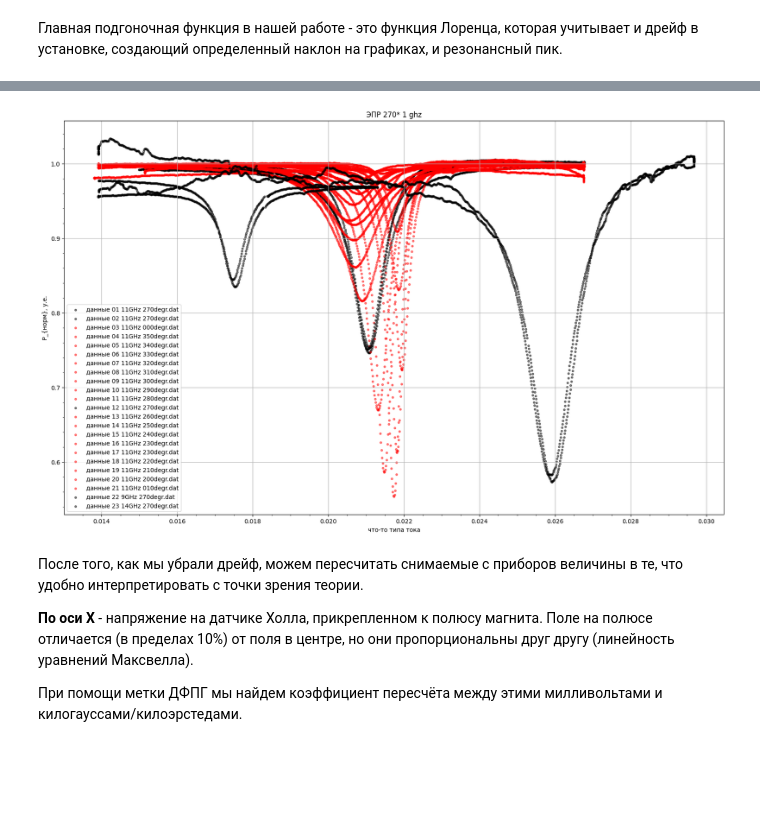
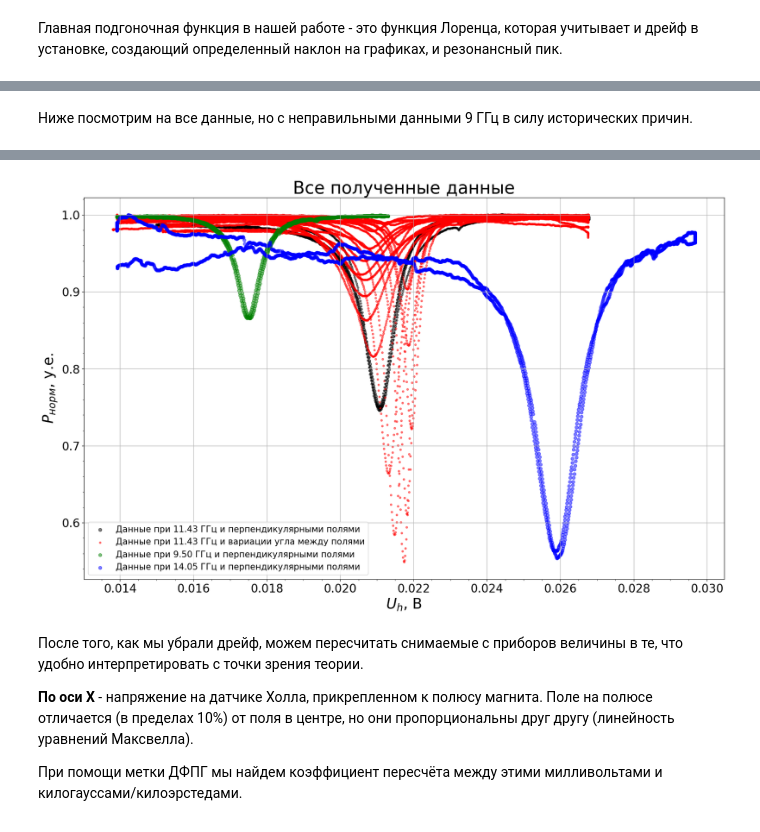
Before and after one commit to golenn/-, a Jupyter notebook: plot.ipynb, the cells around one changed output, grey strips where cells are left out. Cells and saved outputs as stored; diff of their text form; code cells hidden in the pictures; blank space fills up the shorter version.

Commit message:
законченная обработка, за исключением наличия некоторого количества мертвого кода и рассчета g-фактора

```diff
--- a/plot.ipynb
+++ b/plot.ipynb
@@ -41,16 +150,20 @@ def drift_off(x_values, y_values, ampl, slope):
+# %% [markdown]
+Ниже посмотрим на все данные, но с неправильными данными 9 ГГц в силу исторических причин.
 # %%
 # Объявление путей директорий с файлами
 input_folder = '/home/golenn/EPR/data/'
-output_folder = '/home/golenn/EPR/data_driftless/'
+output_folder = '/home/golenn/EPR/data_driftless_normalised/'
 #os.makedirs(output_folder, exist_ok=True)
 
 plt.figure(figsize=(20, 12))
-plt.title('ЭПР 270* 1 ghz')
-plt.ylabel(r'P_{норм}, у.е.')
-plt.xlabel(r'что-то типа тока')
+plt.title('Все полученные данные', fontsize=30)
+plt.ylabel(r'$P_{норм}$, у.е.', fontsize=25)
+plt.xlabel(r'$U_h$, В', fontsize=25)
+
 
 my_color = ['blue', 'red', 'green']
-flag = 0
+clr = ''
+
 files = os.listdir(input_folder)
 files.sort()
 print(files)
@@ -66,6 +179,14 @@ for file_name in files:
     y_data = df["Y_channel"].values
 
     # В наших данных нет пропущенных ячеек, поэтому лишний код на проверку этого не пишем
+    if '22 ' in file_name:
+        print(f'\n aoaoaooaoaao \n {output_file_path} \n aoaoaoaoaoao \n')
+        data = pd.read_csv('/home/golenn/EPR/data_driftless_normalised/driftless 22 9GHz 270degr.dat', skiprows=3, sep=' ')
+        data.columns = ["X_channel", "Y_channel", "II_channel", "timestamp"]
+        x_data_9ghz = data["X_channel"].values
+        y_data_9ghz = data["Y_channel"].values
+        plt.scatter(x_data_9ghz, y_data_9ghz, color='green', label=f'Данные при 9.50 ГГц и перпендикулярными полями', alpha=0.5, s=30)
+        continue
 
     try:
         # Начальные приближения параметров
@@ -73,16 +194,16 @@ for file_name in files:
             #y_data /= np.max(y_data)
             #print('norm')
             clr = my_color[0]
-        elif '11GHz' in file_name:
+        else:
             clr = my_color[1]
-        else:
-            clr = my_color[2]
+        #if '310' in file_name:
+        #    clr = 'black'
 
-        if '270' in file_name:
+        if '270' in file_name and '11GHz' in file_name:
             clr = 'black'
 
         u0_guess = (y_data[0] + y_data[len(y_data)-1])/2
-        x0_guess = x_data[np.argmax(y_data)]
+        x0_guess = x_data[np.argmin(y_data)]
         initial_guess = [u0_guess, x0_guess, -1, 0.1, 0.1, 0.1]
 
         # Подбор параметров
@@ -91,39 +212,45 @@ for file_name in files:
         u0 = params[0]
 
         # Подгонка каждой точки к значению без дрейфа
-        y_data = drift_off(x_data, y_data, params[0], params[2])
+        df["Y_channel"] = drift_off(x_data, y_data, params[0], params[2])
+        y_data = df["Y_channel"].values
+        df["Y_channel"] /= np.max(y_data)
 
         print("Fitted parameters:")
         print(f"u0 = {params[0]:.4f}, x0 = {params[1]:.4e}, k = {params[2]:.4f}, "
             f"a = {params[3]:.4f}, b = {params[4]:.4f}, d = {params[5]:.4e}")
 
-        # Генерация кривой для графика
-        x_fit = np.linspace(min(x_data), max(x_data), 500)
-        y_fit = lorentzian(x_fit, *params)
+        df.to_csv(output_file_path, sep=' ', index=False)
+        print(f"Файл {file_name} успешно обработан и сохранён как {output_file_path}")
 
     except Exception:
         print('Exception raised')
-        y_data = y_data / np.max(y_data) # curve_fit не смог посчитать, конкретное исключение лень писать
-
-    # Сохранение результата
-    df.to_csv(output_file_path, sep=' ', index=False)
-    print(f"Файл {file_name} успешно обработан и сохранён как {output_file_path}")
+        y_data = df["Y_channel"].values
+        df["Y_channel"] /= np.max(y_data) # curve_fit не смог посчитать, конкретное исключение лень писать
 
 
+        df.to_csv(output_file_path, sep=' ', index=False)
+        print(f"Файл {file_name} успешно обработан и сохранён как {output_file_path}")
+
     # Построение графика
-    plt.scatter(x_data, y_data, color=clr, label=f'данные {file_name}', alpha=0.5, s=10)
-    #plt.scatter(x_data[np.argmax(x_data):], y_data[np.argmax(x_data):], color='green', label='данные', alpha=0.6)
-    #plt.plot(x_fit, y_fit, color='red', label='подгонка Лоренцом', linewidth=2)
-
-    # Вывод параметров
+    if '01 ' in file_name:
+        plt.scatter(x_data, y_data, color=clr, label=f'Данные при 11.43 ГГц и перпендикулярными полями', alpha=0.5, s=30)
+    elif '23 ' in file_name:
+        plt.scatter(x_data, y_data, color=clr, label=f'Данные при 14.05 ГГц и перпендикулярными полями', alpha=0.5, s=30)
+    elif '17 ' in file_name:
+        plt.scatter(x_data, y_data, color=clr, label=f'Данные при 11.43 ГГц и вариации угла между полями', alpha=0.5, s=10)
+    else:
+        plt.scatter(x_data, y_data, color=clr, alpha=0.5, s=10)
 
 
-plt.legend()
+
+plt.legend(fontsize=15)
+plt.tick_params(axis='both', which='major', labelsize=20)
 plt.grid()
 plt.minorticks_on()
+
+plt.savefig(fname='Data')
 plt.show()
-
-    #plt.savefig(fname='EPR 9 GHz')
 # %% [output]
 ['01 11GHz 270degr.dat', '02 11GHz 270degr.dat', '03 11GHz 000degr.dat', '04 11GHz 350degr.dat', '05 11GHz 340degr.dat', '06 11GHz 330degr.dat', '07 11GHz 320degr.dat', '08 11GHz 310degr.dat', '09 11G ...
 Fitted parameters:
@@ -145,4 +272,4 @@ u0 = 3610.2386, x0 = 2.5988e-02, k = 5.8055, a = 0.4198, b = 100.1784, d = 7.256
-[figure, old version]
+[figure, new version]
 # %% [markdown]
 После того, как мы убрали дрейф, можем пересчитать снимаемые с приборов величины в те, что удобно интерпретировать с точки зрения теории.
 
```
Also changed, not shown: parts of 25 cells of this notebook, 36 other files.
